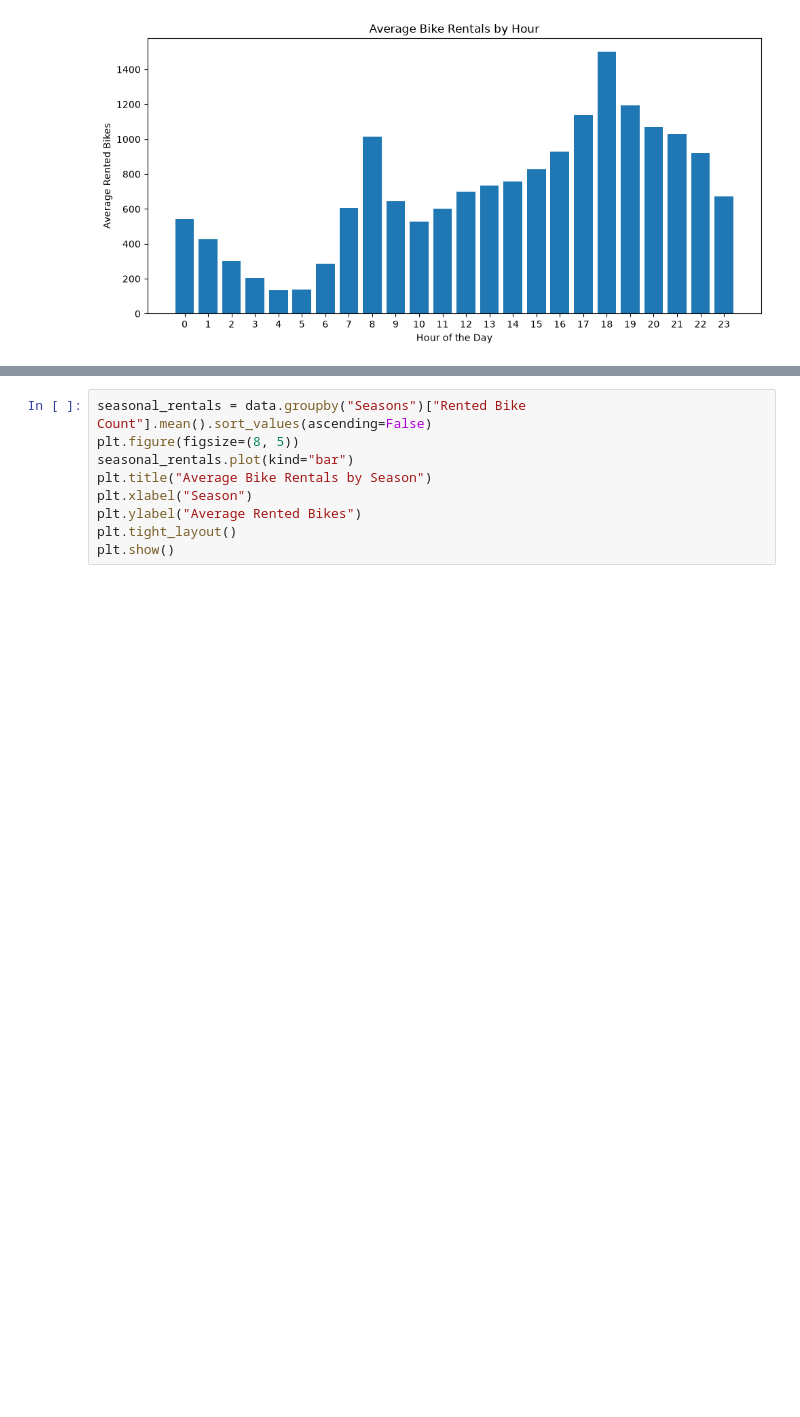
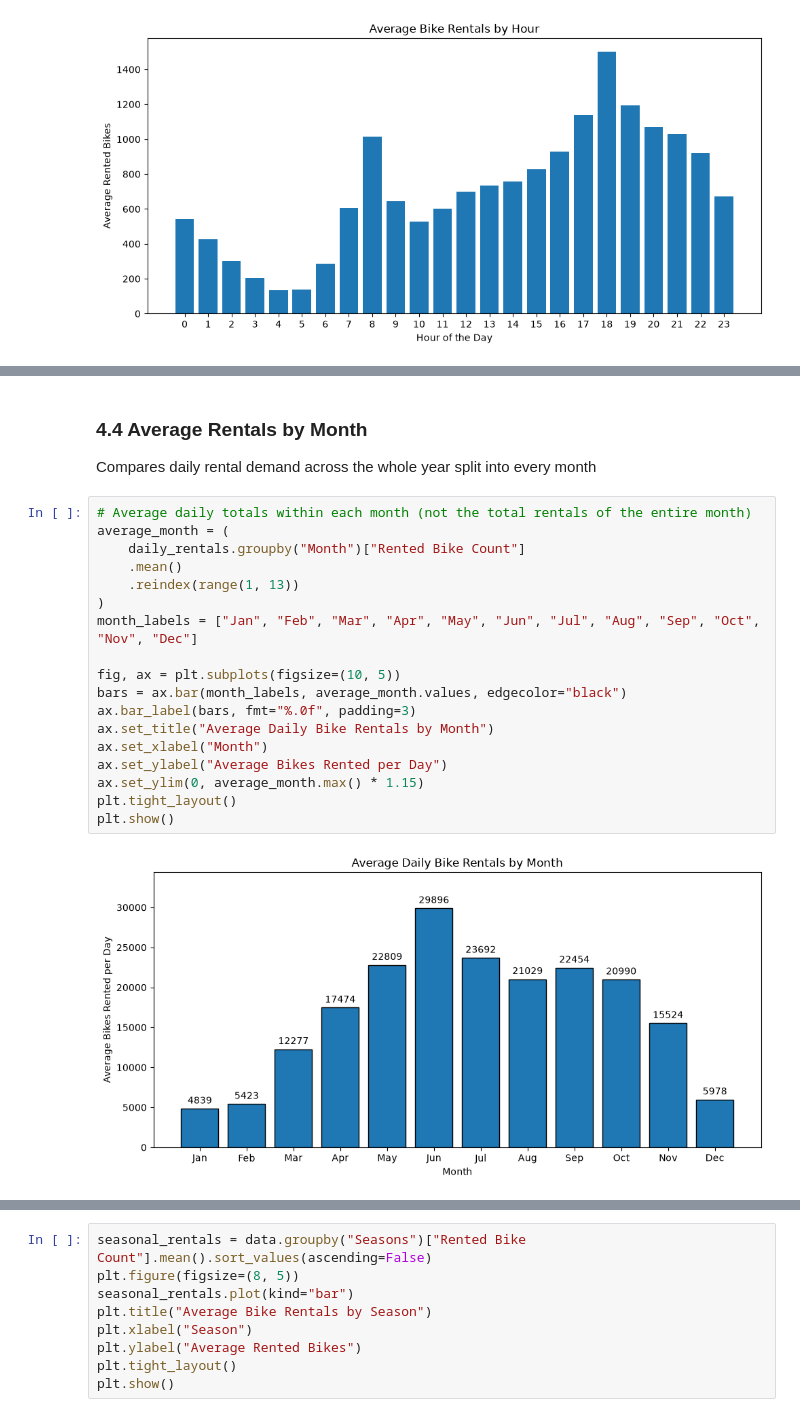
Before and after one commit to Balolloydd/intdsci-finals-project, a Jupyter notebook: FINAL_ML_COPY.ipynb, the cells around one changed output, grey strips where cells are left out. Cells and saved outputs as stored; diff of their text form; blank space fills up the shorter version.

```diff
--- a/FINAL_ML_COPY.ipynb
+++ b/FINAL_ML_COPY.ipynb
@@ -193 +226,24 @@ plt.show()
+# %% [markdown]
+### 4.4 Average Rentals by Month
+Compares daily rental demand across the whole year split into every month
+# %%
+# Average daily totals within each month (not the total rentals of the entire month)
+average_month = (
+    daily_rentals.groupby("Month")["Rented Bike Count"]
+    .mean()
+    .reindex(range(1, 13))
+)
+month_labels = ["Jan", "Feb", "Mar", "Apr", "May", "Jun", "Jul", "Aug", "Sep", "Oct", "Nov", "Dec"]
+
+fig, ax = plt.subplots(figsize=(10, 5))
+bars = ax.bar(month_labels, average_month.values, edgecolor="black")
+ax.bar_label(bars, fmt="%.0f", padding=3)
+ax.set_title("Average Daily Bike Rentals by Month")
+ax.set_xlabel("Month")
+ax.set_ylabel("Average Bikes Rented per Day")
+ax.set_ylim(0, average_month.max() * 1.15)
+plt.tight_layout()
+plt.show()
+# %% [output]
+[figure, added]
 # %% [markdown]
```
Also changed, not shown: parts of 6 cells of this notebook.
